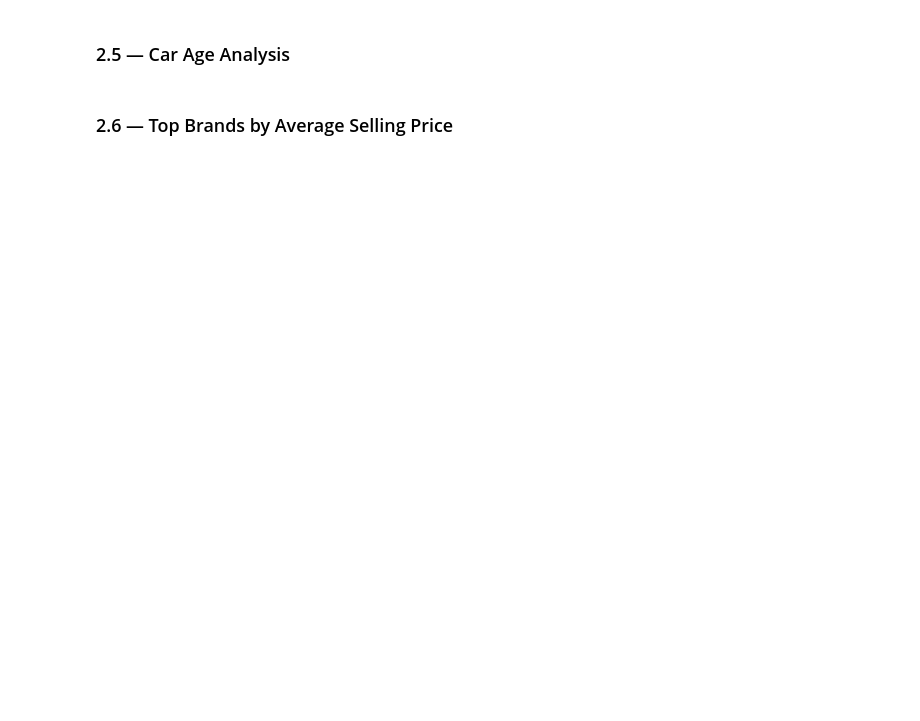
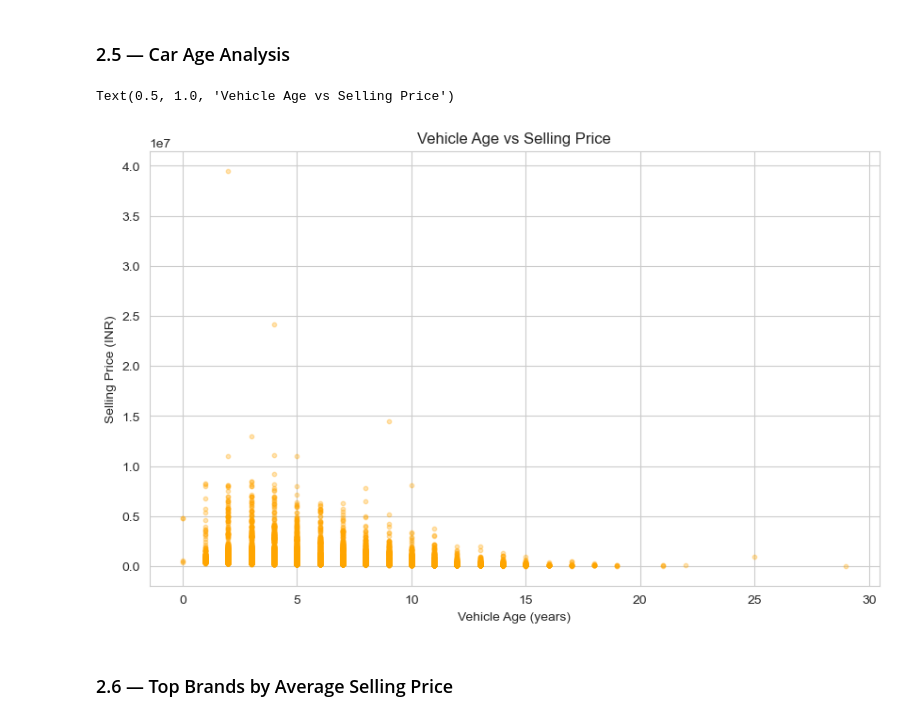
Before and after one commit to sufyan1105/Used-Car-Price-Prediction, a Jupyter notebook: used_car_price_predictor.ipynb, the cells around one changed output. Cells and saved outputs as stored; diff of their text form; code cells hidden in the pictures; blank space fills up the shorter version.

```diff
--- a/used_car_price_predictor.ipynb
+++ b/used_car_price_predictor.ipynb
@@ -177,11 +182,13 @@ categorical_cols = ["fuel", "seller_type", "transmission", "owner"]
 # %% [markdown]
 ### 2.5 — Car Age Analysis
 # %%
-# HINT: 'car_age' isn't something you need to derive from scratch here — look closely
-# at the columns already in df; one of them already represents age in years.
-# Once you have it, a simple scatter plot (car_age vs selling_price) is enough to see
-# the trend. Think about what relationship you'd expect (older -> cheaper) and whether
-# the plot confirms it.
+plt.scatter(df["vehicle_age"], df["selling_price"], alpha=0.3, s=10, color = "orange")
+plt.xlabel("Vehicle Age (years)")
+plt.ylabel("Selling Price (INR)")
+plt.title("Vehicle Age vs Selling Price")
+# %% [output]
+Text(0.5, 1.0, 'Vehicle Age vs Selling Price')
+[figure, added]
 # %% [markdown]
 ### 2.6 — Top Brands by Average Selling Price
 # %%
```
Also changed, not shown: parts of 4 cells of this notebook.
